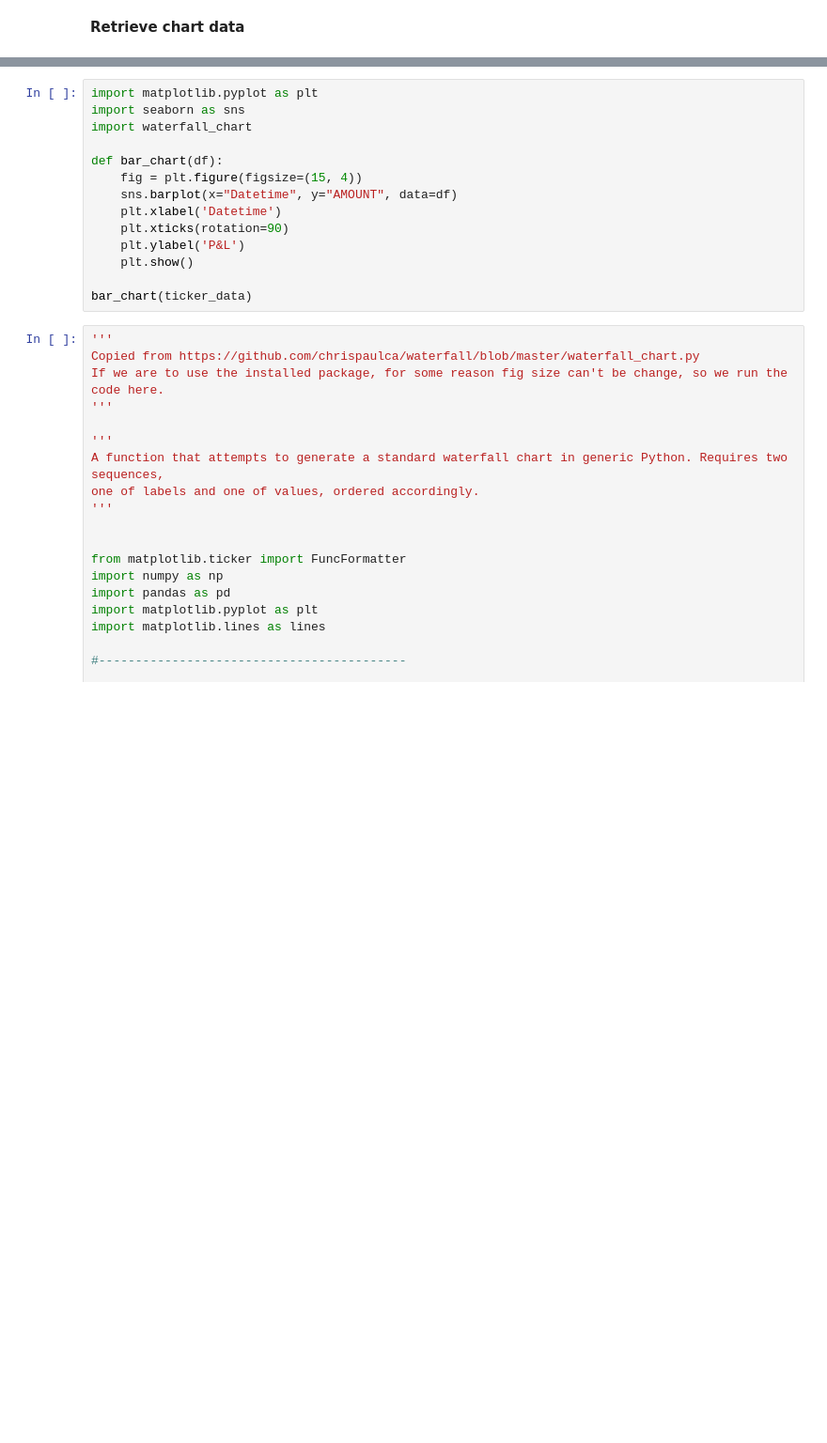
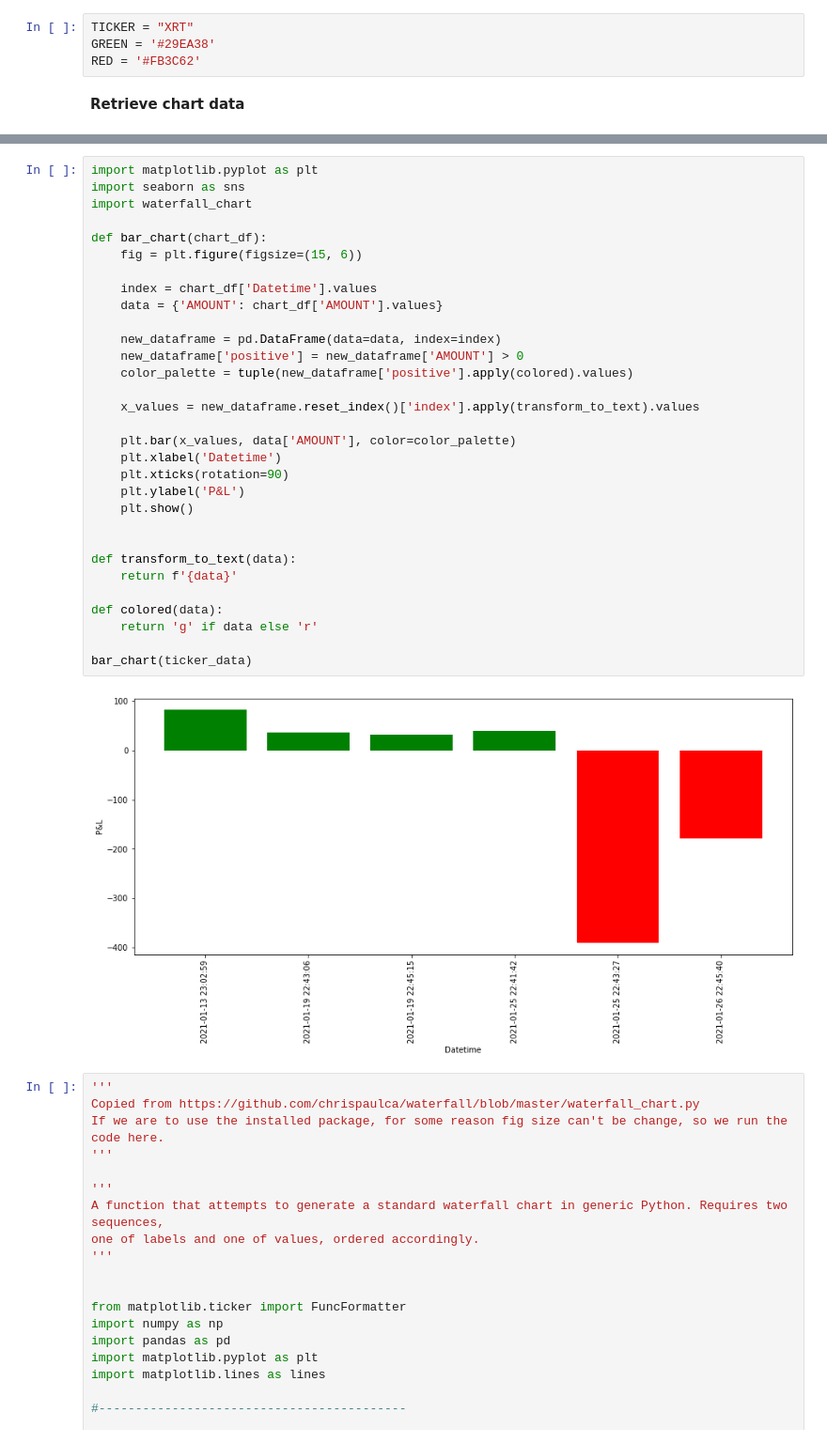
Before and after one commit to wing-puah/td-ameritrade-visualiser, a Jupyter notebook: Portfolio analysis.ipynb, the cells around one changed output, grey strips where cells are left out. Shown at 94% size. Drawn from its saved outputs; the diff is of its cells as text; blank space fills up the shorter version.

Commit message:
add color to individual pnl

```diff
--- a/Portfolio analysis.ipynb
+++ b/Portfolio analysis.ipynb
@@ -141,3 +194,7 @@ TICKER = "TSLA"
+# %%
+TICKER = "XRT"
+GREEN = '#29EA38'
+RED = '#FB3C62'
 # %% [markdown]
 <strong>Retrieve chart data</strong>
 # %%
@@ -146,17 +210,36 @@ ticker_data.head()
 # %%
 import matplotlib.pyplot as plt
 import seaborn as sns
 import waterfall_chart
 
-def bar_chart(df):
-    fig = plt.figure(figsize=(15, 4))
-    sns.barplot(x="Datetime", y="AMOUNT", data=df)
+def bar_chart(chart_df):
+    fig = plt.figure(figsize=(15, 6))
+
+    index = chart_df['Datetime'].values
+    data = {'AMOUNT': chart_df['AMOUNT'].values}
+
+    new_dataframe = pd.DataFrame(data=data, index=index)
+    new_dataframe['positive'] = new_dataframe['AMOUNT'] > 0
+    color_palette = tuple(new_dataframe['positive'].apply(colored).values)
+
+    x_values = new_dataframe.reset_index()['index'].apply(transform_to_text).values
+
+    plt.bar(x_values, data['AMOUNT'], color=color_palette)
     plt.xlabel('Datetime')
     plt.xticks(rotation=90)
     plt.ylabel('P&L')
     plt.show()
 
+
+def transform_to_text(data):
+    return f'{data}'
+
+def colored(data):
+    return 'g' if data else 'r'
+
 bar_chart(ticker_data)
+# %% [output]
+[figure, added]
 # %%
 '''
 Copied from https://github.com/chrispaulca/waterfall/blob/master/waterfall_chart.py
```
Also changed, not shown: parts of 10 cells of this notebook.
